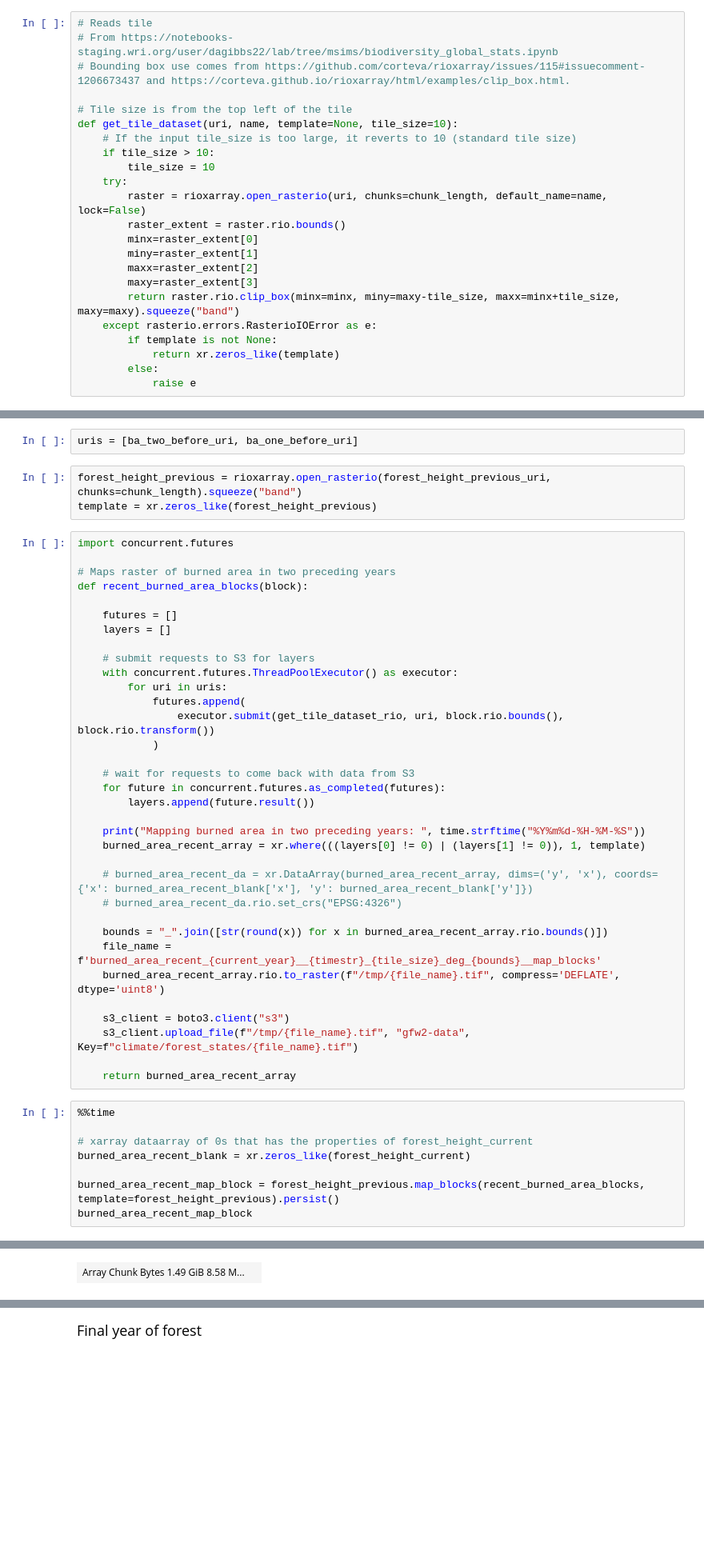
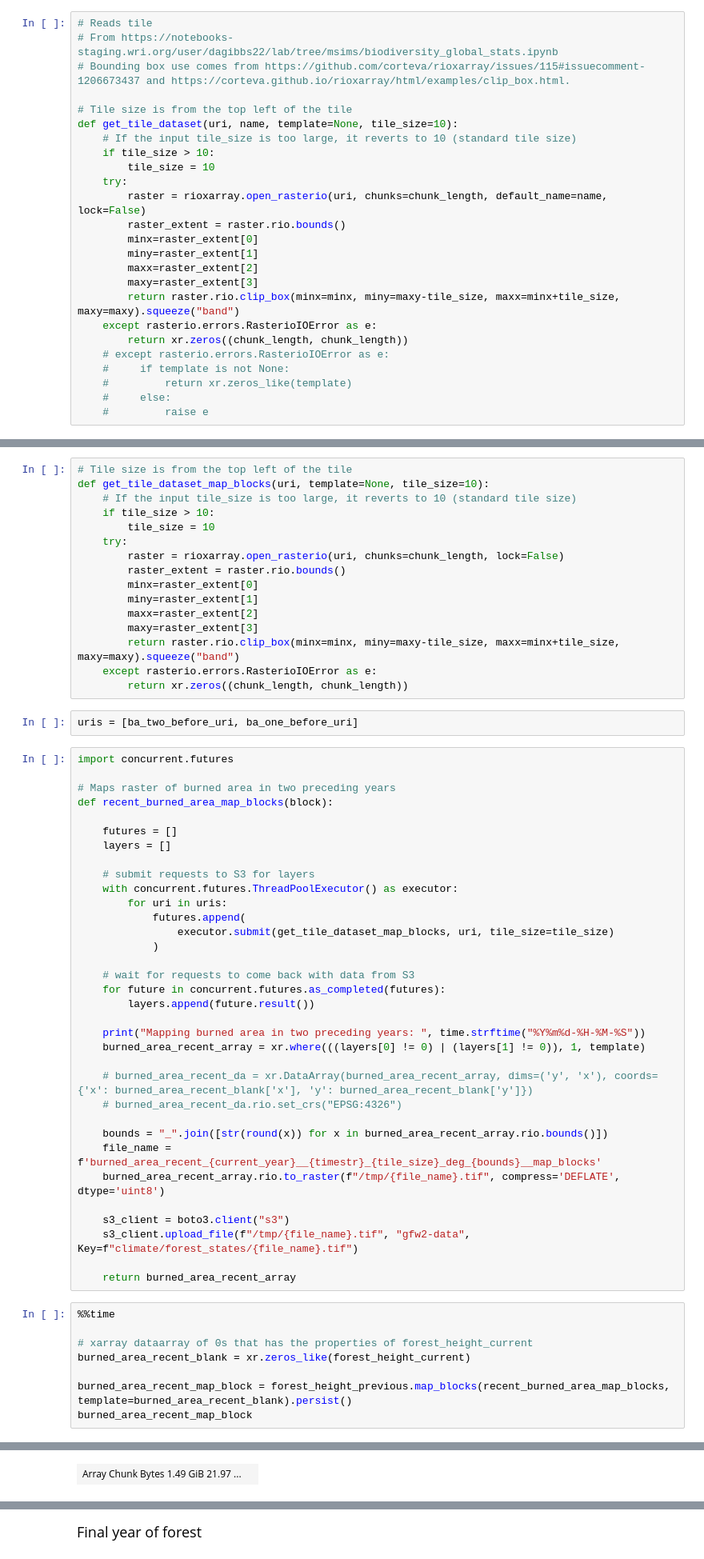
Before and after one commit to wri/carbon-budget-Europe, a Jupyter notebook: notebooks/flux_model_Europe.ipynb, the cells around one changed output, grey strips where cells are left out. Shown at 80% size. Saved outputs shown, nothing was run; the diff lists cells and outputs as text; blank space fills up the shorter version.

```diff
--- a/notebooks/flux_model_Europe.ipynb
+++ b/notebooks/flux_model_Europe.ipynb
@@ -112,10 +112,12 @@ def get_tile_dataset(uri, name, template=None, tile_size=10):
         maxy=raster_extent[3]
         return raster.rio.clip_box(minx=minx, miny=maxy-tile_size, maxx=minx+tile_size, maxy=maxy).squeeze("band")
     except rasterio.errors.RasterioIOError as e:
-        if template is not None:
-            return xr.zeros_like(template)
-        else:
-            raise e
+        return xr.zeros((chunk_length, chunk_length))
+    # except rasterio.errors.RasterioIOError as e:
+    #     if template is not None:
+    #         return xr.zeros_like(template)
+    #     else:
+    #         raise e
 # %%
 class Context(Enum):
     FOREST_MAINTAINED = 'FOREST MAINTAINED'
@@ -441,13 +418,26 @@ def get_tile_dataset_rio(uri, bounds, transform):
+# %%
+# Tile size is from the top left of the tile
+def get_tile_dataset_map_blocks(uri, template=None, tile_size=10):
+    # If the input tile_size is too large, it reverts to 10 (standard tile size)
+    if tile_size > 10:
+        tile_size = 10
+    try:
+        raster = rioxarray.open_rasterio(uri, chunks=chunk_length, lock=False)
+        raster_extent = raster.rio.bounds()
+        minx=raster_extent[0]
+        miny=raster_extent[1]
+        maxx=raster_extent[2]
+        maxy=raster_extent[3]
+        return raster.rio.clip_box(minx=minx, miny=maxy-tile_size, maxx=minx+tile_size, maxy=maxy).squeeze("band")
+    except rasterio.errors.RasterioIOError as e:
+        return xr.zeros((chunk_length, chunk_length))
 # %%
 uris = [ba_two_before_uri, ba_one_before_uri]
-# %%
-forest_height_previous = rioxarray.open_rasterio(forest_height_previous_uri, chunks=chunk_length).squeeze("band")
-template = xr.zeros_like(forest_height_previous)
 # %%
 import concurrent.futures
 
 # Maps raster of burned area in two preceding years
-def recent_burned_area_blocks(block):
+def recent_burned_area_map_blocks(block):
 
     futures = []
     layers = []
@@ -456,7 +446,7 @@ def recent_burned_area_blocks(block):
     with concurrent.futures.ThreadPoolExecutor() as executor:
         for uri in uris:
             futures.append(
-                executor.submit(get_tile_dataset_rio, uri, block.rio.bounds(), block.rio.transform())
+                executor.submit(get_tile_dataset_map_blocks, uri, tile_size=tile_size)
             )
 
     # wait for requests to come back with data from S3
@@ -483,6 +473,6 @@ def recent_burned_area_blocks(block):
 # xarray dataarray of 0s that has the properties of forest_height_current
 burned_area_recent_blank = xr.zeros_like(forest_height_current)
 
-burned_area_recent_map_block = forest_height_previous.map_blocks(recent_burned_area_blocks, template=forest_height_previous).persist()
+burned_area_recent_map_block = forest_height_previous.map_blocks(recent_burned_area_map_blocks, template=burned_area_recent_blank).persist()
 burned_area_recent_map_block
 # %% [output]
@@ -496,4 +487,4 @@ dask.array<chunksize=(3000, 3000), meta=np.ndarray>
-| Array Chunk Bytes 1.49 GiB 8.58 M... |  |
+| Array Chunk Bytes 1.49 GiB 21.97 ... |  |
 Coordinates: (4)
 x
 (x)
```
Also changed, not shown: parts of 19 cells of this notebook.
